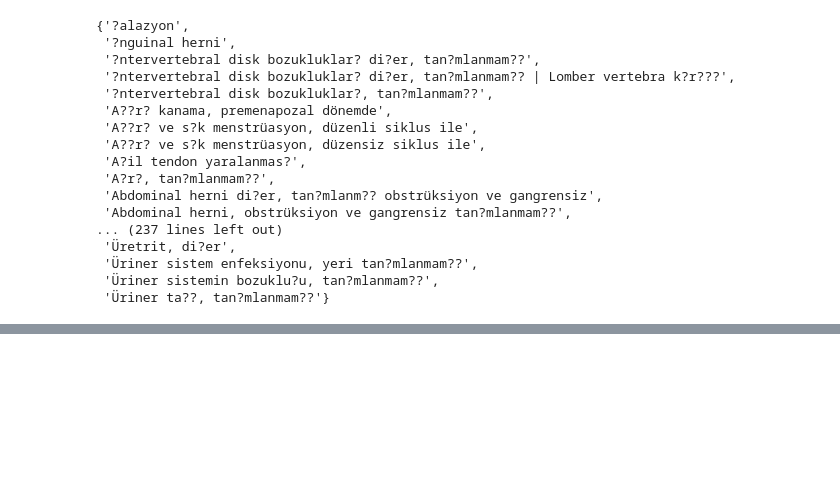
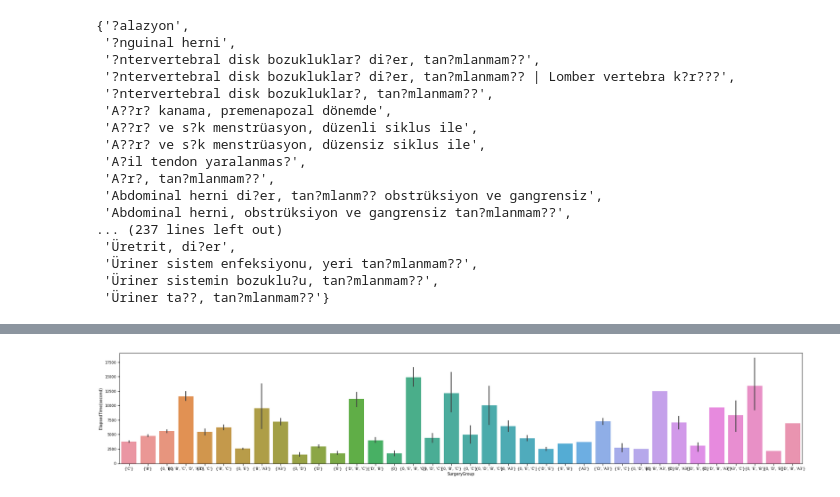
Before and after one commit to furkaneneseren/Datathon-Borda, a Jupyter notebook: surgery-datathon.ipynb, the cells around one changed output, grey strips where cells are left out. Cells and saved outputs as stored; diff of their text form; code cells hidden in the pictures; blank space fills up the shorter version.

```diff
--- a/surgery-datathon.ipynb
+++ b/surgery-datathon.ipynb
@@ -328,0 +368,6 @@ df2
+# %%
+fig, ax = plt.subplots(figsize=(30, 5))
+sns.barplot(x=train["SurgeryGroup"], y="ElapsedTime(second)", data=train)
+plt.show()
+# %% [output]
+[figure, added]
```
Also changed, not shown: parts of 19 cells of this notebook.
